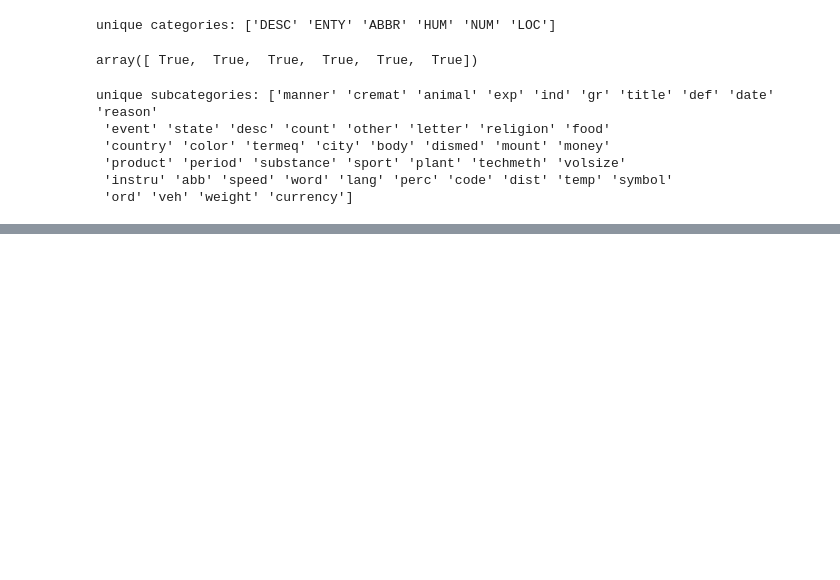
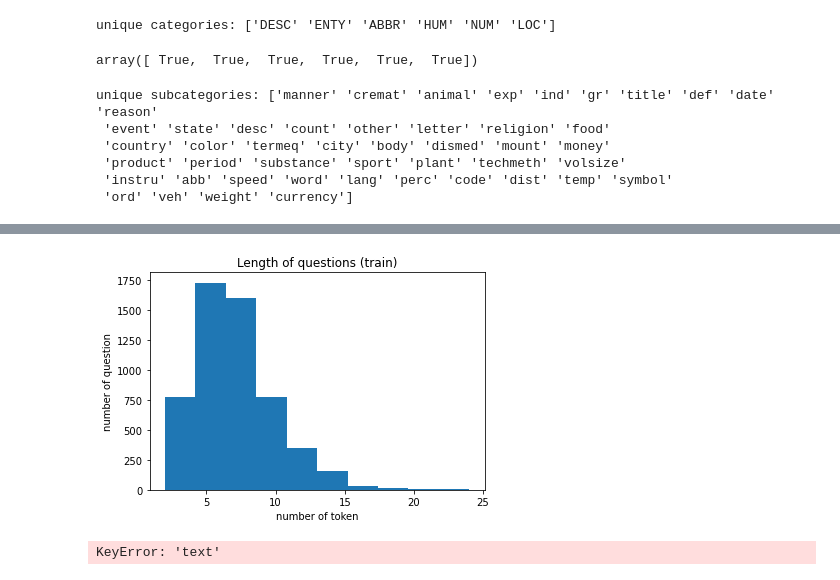
Before and after one commit to michalharakal/aida_question_classification, a Jupyter notebook: eda/eda.ipynb, the cells around one changed output, grey strips where cells are left out. Cells and saved outputs as stored; diff of their text form; code cells hidden in the pictures; blank space fills up the shorter version.

Commit message:
eda incl stopwords cleaning

```diff
--- a/eda/eda.ipynb
+++ b/eda/eda.ipynb
@@ -449,0 +400,15 @@ for column in train_question_df.columns:
+# %%
+# create corpus
+def corpus_func(df):
+    return "######".join(text for text in train_df['question'])
+
+# corpus df_train['text']
+corpus = corpus_func(train_df['question'])
+print(corpus)
+
+# create split-list corpus --> tranfer into DF
+
+def corpus_list(corpus):
+    corpus_list = lambda x: x.split('######')
+#try
+#test = corpus_list(corpus)
@@ -449,0 +417,5 @@ for column in train_question_df.columns:
+# %%
+text_corpus = stopword_text(corpus)
+# %%
+train_df['text'] = text_corpus.split('######')      #text column generated from question deleting stopwords
+train_df.head(2)
@@ -449,0 +426,20 @@ for column in train_question_df.columns:
+# %%
+#len text
+plt.hist(train_df['text'].apply(lambda text: len(text.split())))
+#plt.hist(train_df['question'].apply(lambda text: len(text.split())))
+plt.xlabel('number of token')
+plt.ylabel('number of question')
+plt.title('Length of questions (train)')
+#plt.legend
+#plt.savefig(path_plot + 'length_questions_train.png')
+plt.show()
+# %% [output]
+[figure, added]
+# %%
+#average length of question
+al_train = round(train_df['text'].apply(lambda text: len(text.split())).mean())
+al_test = round(test_df['text'].apply(lambda text: len(text.split())).mean())
+print(f'The questions in the train data set have an average of {al_train} tokens,\
+ and {al_test} tokens in the test data set.')
+# %% [output]
+KeyError: 'text'
```
Also changed, not shown: parts of 40 cells of this notebook.
